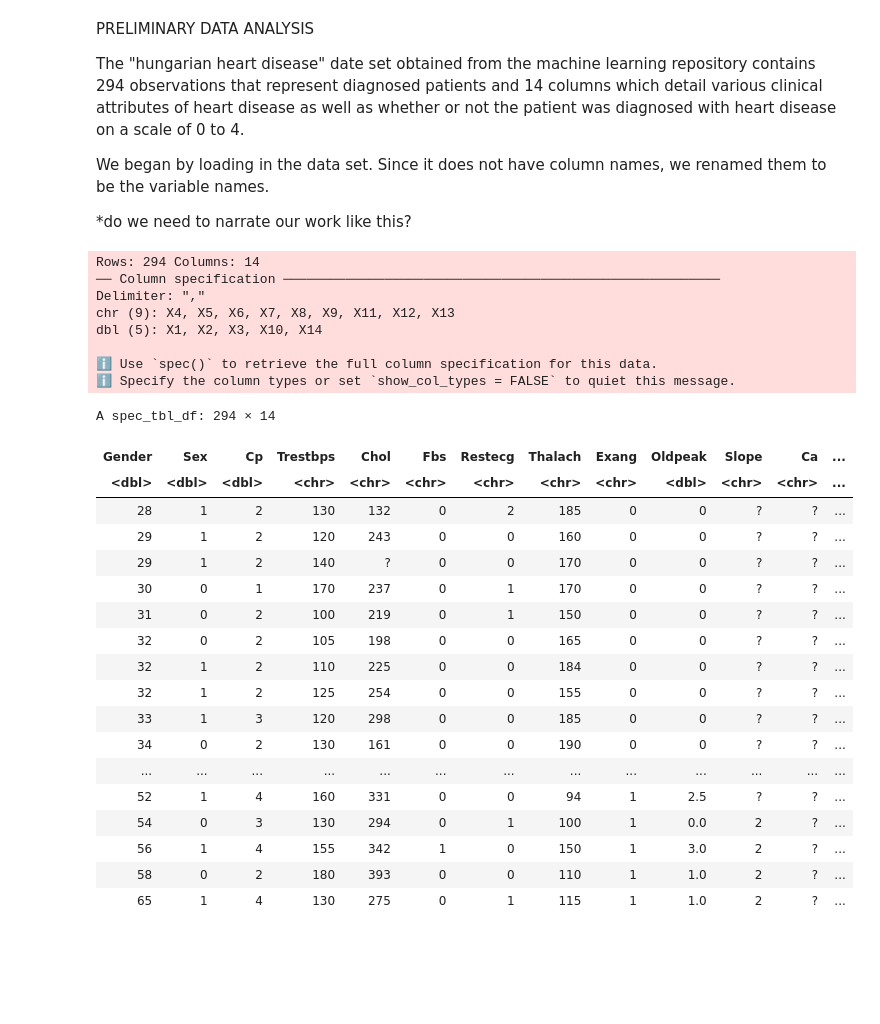
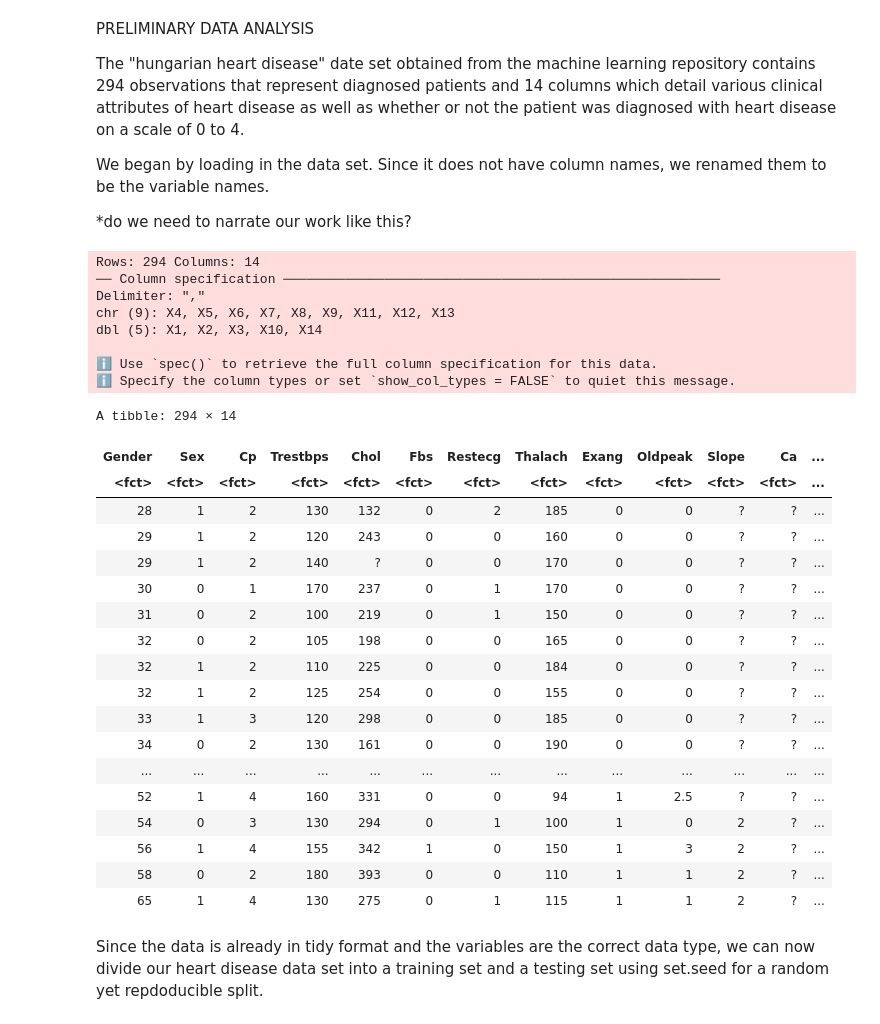
Before and after one commit to julieklipp/Project-Proposal, a Jupyter notebook: Project Proposal.ipynb, the cells around one changed output. Cells and saved outputs as stored; diff of their text form; code cells hidden in the pictures; blank space fills up the shorter version.

Commit message:
Split data and created summary

```diff
--- a/Project Proposal.ipynb
+++ b/Project Proposal.ipynb
@@ -16,37 +18,42 @@ We began by loading in the data set. Since it does not have column names, we ren
 *do we need to narrate our work like this?
 # %%
 library(tidyverse)
+library(tidymodels)
+set.seed(123)
 
 untidy_heart_data <- read_csv("https://archive.ics.uci.edu/ml/machine-learning-databases/heart-disease/processed.hungarian.data", col_names = FALSE)
 
 untidy_heart_data_2 <- rename(untidy_heart_data,
                         Gender = X1,
                         Sex = X2,
                         Cp = X3,
                         Trestbps = X4,
                         Chol = X5,
                         Fbs = X6,
                         Restecg = X7,
                         Thalach = X8,
                         Exang = X9,
                         Oldpeak = X10,
                         Slope = X11,
                         Ca = X12,
                         Thal = X13,
-                        Num = X14)
-untidy_heart_data_2
+                        Diagnosis = X14)
+
+untidy_heart_data_3 <- untidy_heart_data_2|>
+    mutate(across(c(Gender:Diagnosis), as.factor))
+  untidy_heart_data_3
 # %% [output]
 Rows: 294 Columns: 14
 ── Column specification ────────────────────────────────────────────────────────
 Delimiter: ","
 chr (9): X4, X5, X6, X7, X8, X9, X11, X12, X13
 dbl (5): X1, X2, X3, X10, X14
 
 ℹ Use `spec()` to retrieve the full column specification for this data.
 ℹ Specify the column types or set `show_col_types = FALSE` to quiet this message.
-A spec_tbl_df: 294 × 14
+A tibble: 294 × 14
 | Gender | Sex | Cp | Trestbps | Chol | Fbs | Restecg | Thalach | Exang | Oldpeak | Slope | Ca | ... |
-| <dbl> | <dbl> | <dbl> | <chr> | <chr> | <chr> | <chr> | <chr> | <chr> | <dbl> | <chr> | <chr> | ... |
+| <fct> | <fct> | <fct> | <fct> | <fct> | <fct> | <fct> | <fct> | <fct> | <fct> | <fct> | <fct> | ... |
 | 28 | 1 | 2 | 130 | 132 | 0 | 2 | 185 | 0 | 0 | ? | ? | ... |
 | 29 | 1 | 2 | 120 | 243 | 0 | 0 | 160 | 0 | 0 | ? | ? | ... |
 | 29 | 1 | 2 | 140 | ? | 0 | 0 | 170 | 0 | 0 | ? | ? | ... |
@@ -59,7 +66,9 @@ A spec_tbl_df: 294 × 14
 | 34 | 0 | 2 | 130 | 161 | 0 | 0 | 190 | 0 | 0 | ? | ? | ... |
 | ... | ... | ... | ... | ... | ... | ... | ... | ... | ... | ... | ... | ... |
 | 52 | 1 | 4 | 160 | 331 | 0 | 0 | 94 | 1 | 2.5 | ? | ? | ... |
-| 54 | 0 | 3 | 130 | 294 | 0 | 1 | 100 | 1 | 0.0 | 2 | ? | ... |
-| 56 | 1 | 4 | 155 | 342 | 1 | 0 | 150 | 1 | 3.0 | 2 | ? | ... |
-| 58 | 0 | 2 | 180 | 393 | 0 | 0 | 110 | 1 | 1.0 | 2 | ? | ... |
-| 65 | 1 | 4 | 130 | 275 | 0 | 1 | 115 | 1 | 1.0 | 2 | ? | ... |
+| 54 | 0 | 3 | 130 | 294 | 0 | 1 | 100 | 1 | 0 | 2 | ? | ... |
+| 56 | 1 | 4 | 155 | 342 | 1 | 0 | 150 | 1 | 3 | 2 | ? | ... |
+| 58 | 0 | 2 | 180 | 393 | 0 | 0 | 110 | 1 | 1 | 2 | ? | ... |
+| 65 | 1 | 4 | 130 | 275 | 0 | 1 | 115 | 1 | 1 | 2 | ? | ... |
+# %% [markdown]
+Since the data is already in tidy format and the variables are the correct data type, we can now divide our heart disease data set into a training set and a testing set using set.seed for a random yet repdoducible split.
```
Also changed, not shown: parts of 6 cells of this notebook.
